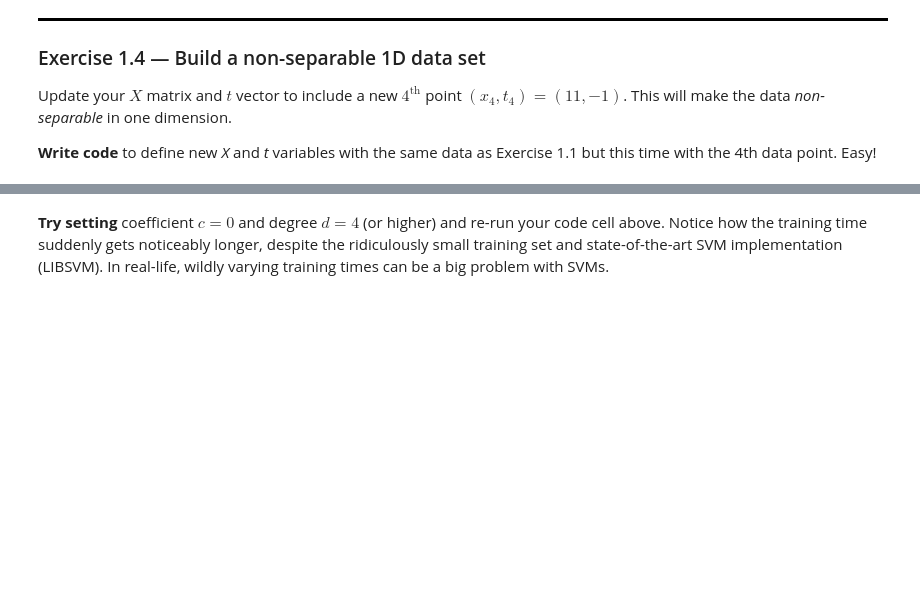
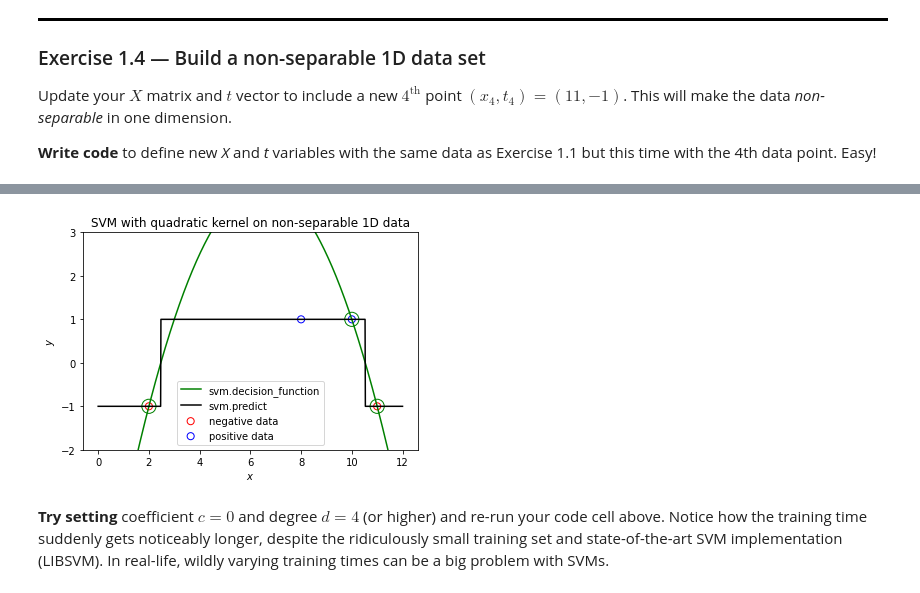
Before and after one commit to alimus22/SOEN, a Jupyter notebook: COMP432/lab4/lab4-exercises.ipynb, the cells around one changed output, grey strips where cells are left out. Cells and saved outputs as stored; diff of their text form; code cells hidden in the pictures; blank space fills up the shorter version.

```diff
--- a/COMP432/lab4/lab4-exercises.ipynb
+++ b/COMP432/lab4/lab4-exercises.ipynb
@@ -218,3 +219,14 @@ Ask yourself:
+# %%
+# Your training code here. Aim for 1-2 lines.
+poly_svm = sklearn.svm.SVC(kernel='poly', degree=2, coef0=3, gamma=1).fit(X, t)
+
+# Your prediction and plotting code here. Aim for 3-5 lines.
+plot_toy_1d_data(X, t, title='SVM with quadratic kernel on non-separable 1D data', support=poly_svm.support_);
+plt.plot(data, poly_svm.decision_function(data), color='green', label='svm.decision_function');
+plt.plot(data, poly_svm.predict(data), color='black', label='svm.predict');
+plt.legend();
+# %% [output]
+[figure, added]
 # %% [markdown]
 **Try setting** coefficient $c=0$ and degree $d=4$ (or higher) and re-run your code cell above. Notice how the training time suddenly gets noticeably longer, despite the ridiculously small training set and state-of-the-art SVM implementation (LIBSVM). In real-life, wildly varying training times can be a big problem with SVMs.
 # %% [markdown]
```
Also changed, not shown: parts of 12 cells of this notebook.
